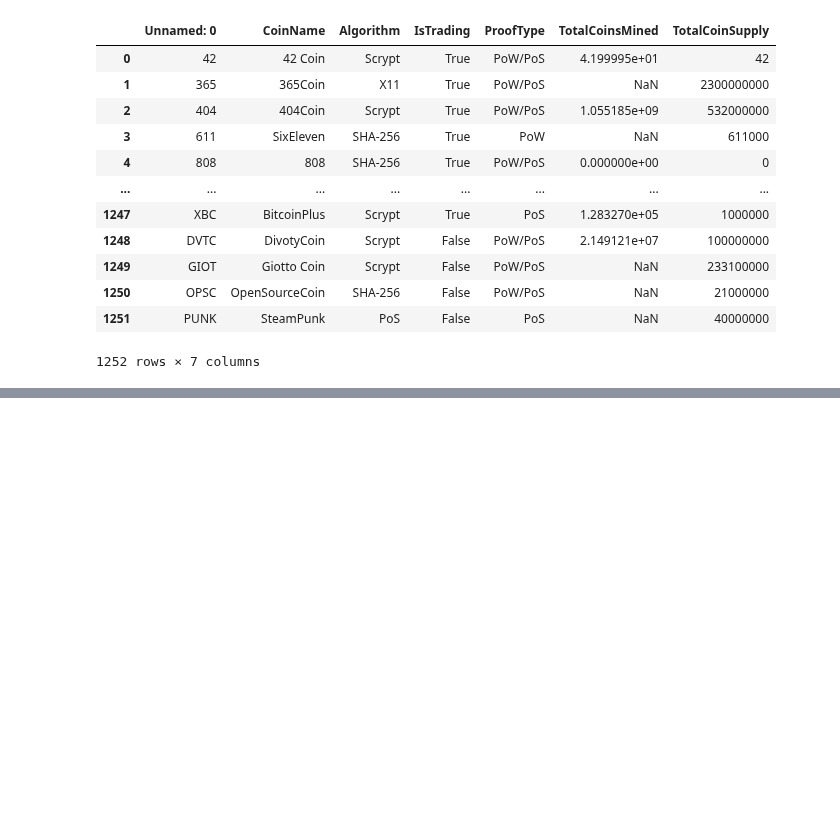
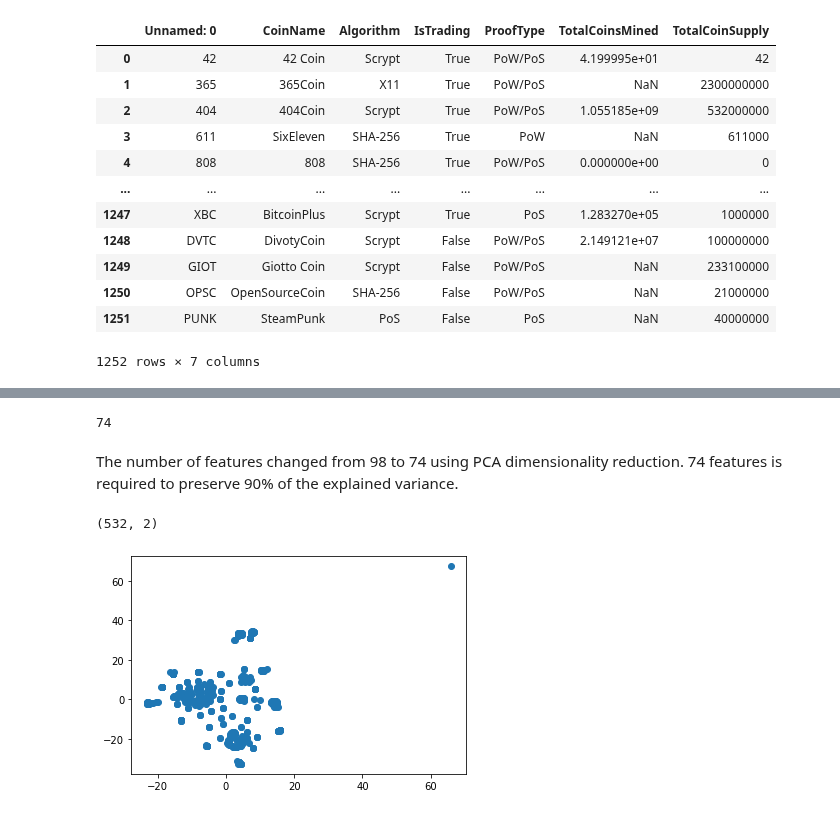
Before and after one commit to whywont/Crypto-Clusters, a Jupyter notebook: Untitled.ipynb, the cells around one changed output, grey strips where cells are left out. Drawn from its saved outputs; the diff is of its cells as text; code cells hidden in the pictures; blank space fills up the shorter version.

```diff
--- a/Untitled.ipynb
+++ b/Untitled.ipynb
@@ -95,0 +158,4 @@ crypto_df_v4.drop(columns=['CoinName'], axis=1)
+# %%
+crypto_pca_df = pd.DataFrame(data=crypto_pca)
+
+crypto_pca_df
@@ -95,0 +193,28 @@ crypto_df_v4.drop(columns=['CoinName'], axis=1)
+# %%
+len(per)
+# %% [output]
+74
+# %% [markdown]
+The number of features changed from 98 to 74 using PCA dimensionality reduction. 74 features is required to preserve 90% of the explained variance.
+# %%
+#Import and create tsne object
+from sklearn.manifold import TSNE
+tsne = TSNE(learning_rate=200)
+# %%
+#Reduce PCA data further with tsne
+tsne_features = tsne.fit_transform(crypto_pca_df)
+# %%
+#Inspect tsne_features
+tsne_features.shape
+# %% [output]
+(532, 2)
+# %%
+crypto_pca_df['x'] = tsne_features[:,0]
+
+# The second column of transformed features
+crypto_pca_df['y'] = tsne_features[:,1]
+# %%
+plt.scatter(crypto_pca_df['x'], crypto_pca_df['y'])
+plt.show()
+# %% [output]
+[figure, added]
```
Also changed, not shown: parts of 29 cells of this notebook.
